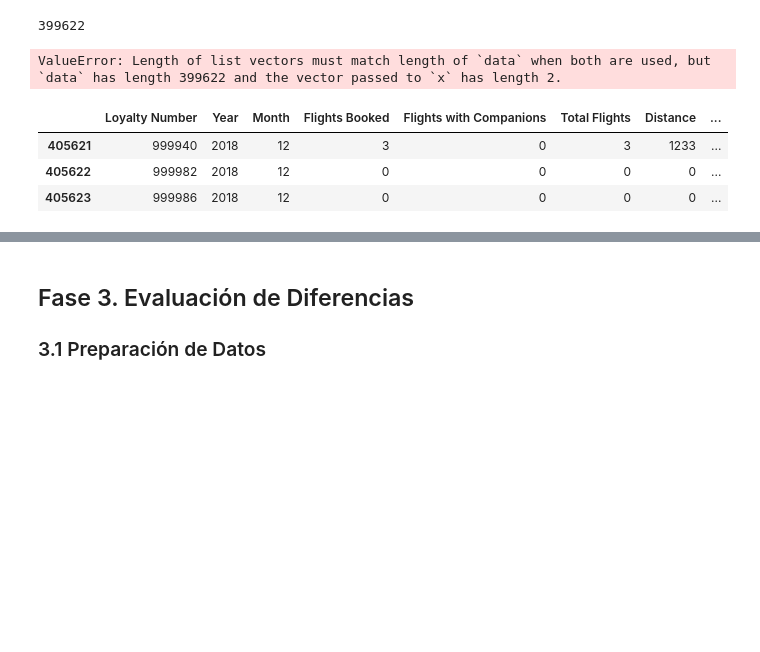
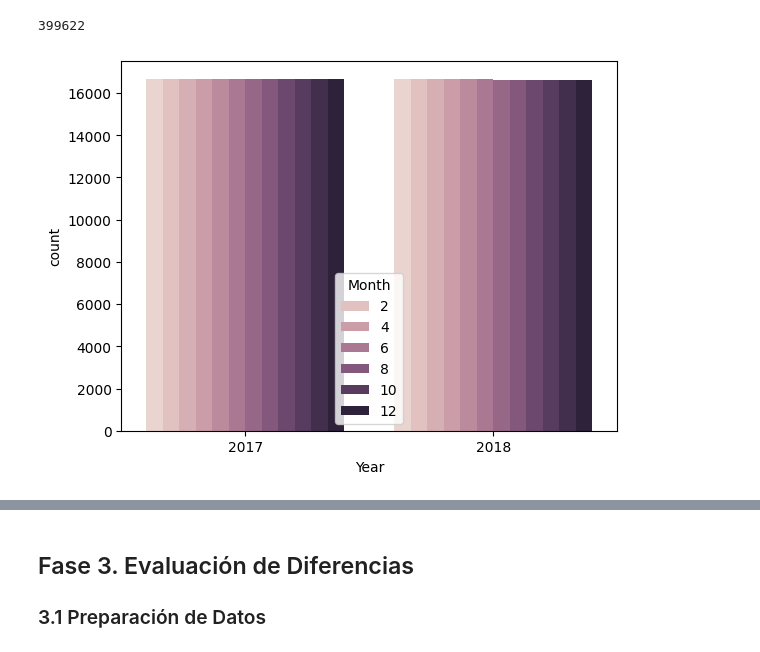
Before and after one commit to Adalab/bda-modulo-3-evaluacion-final-afcampillo, a Jupyter notebook: M3_TransformandoDatos_Evaluacion.ipynb, the cells around one changed output, grey strips where cells are left out. Cells and saved outputs as stored; diff of their text form; code cells hidden in the pictures; blank space fills up the shorter version.

```diff
--- a/M3_TransformandoDatos_Evaluacion.ipynb
+++ b/M3_TransformandoDatos_Evaluacion.ipynb
@@ -1093,14 +1157,7 @@ df_flight_activity.groupby(['Year', 'Month'])['Loyalty Number'].count().reset_in
 # El numero de registros es correcto
 # %% [output]
 399622
-# %%
-sns.histplot(x=['Month', 'Year'], data=df_flight_activity)
-# %% [output]
-ValueError: Length of list vectors must match length of `data` when both are used, but `data` has length 399622 and the vector passed to `x` has length 2.
-# %%
-df_flight_activity.tail(3)
-# %% [output]
-|  | Loyalty Number | Year | Month | Flights Booked | Flights with Companions | Total Flights | Distance | ... |
-| 405621 | 999940 | 2018 | 12 | 3 | 0 | 3 | 1233 | ... |
-| 405622 | 999982 | 2018 | 12 | 0 | 0 | 0 | 0 | ... |
-| 405623 | 999986 | 2018 | 12 | 0 | 0 | 0 | 0 | ... |
+# %%
+sns.countplot(data=df_loyalty_customer_activity, x='Year', hue='Month');
+# %% [output]
+[figure, added]
```
Also changed, not shown: parts of 32 cells of this notebook, 2 other files.
